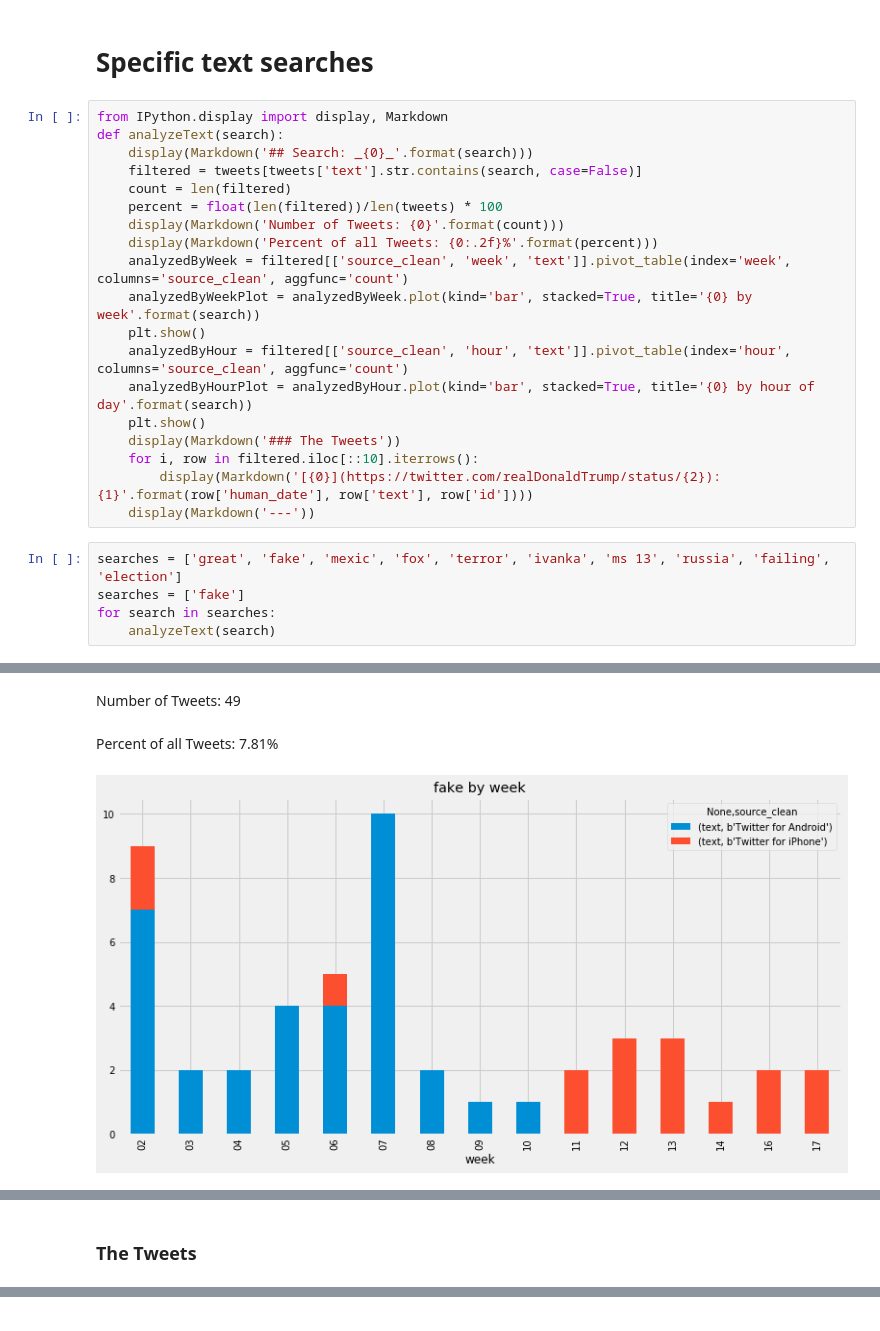
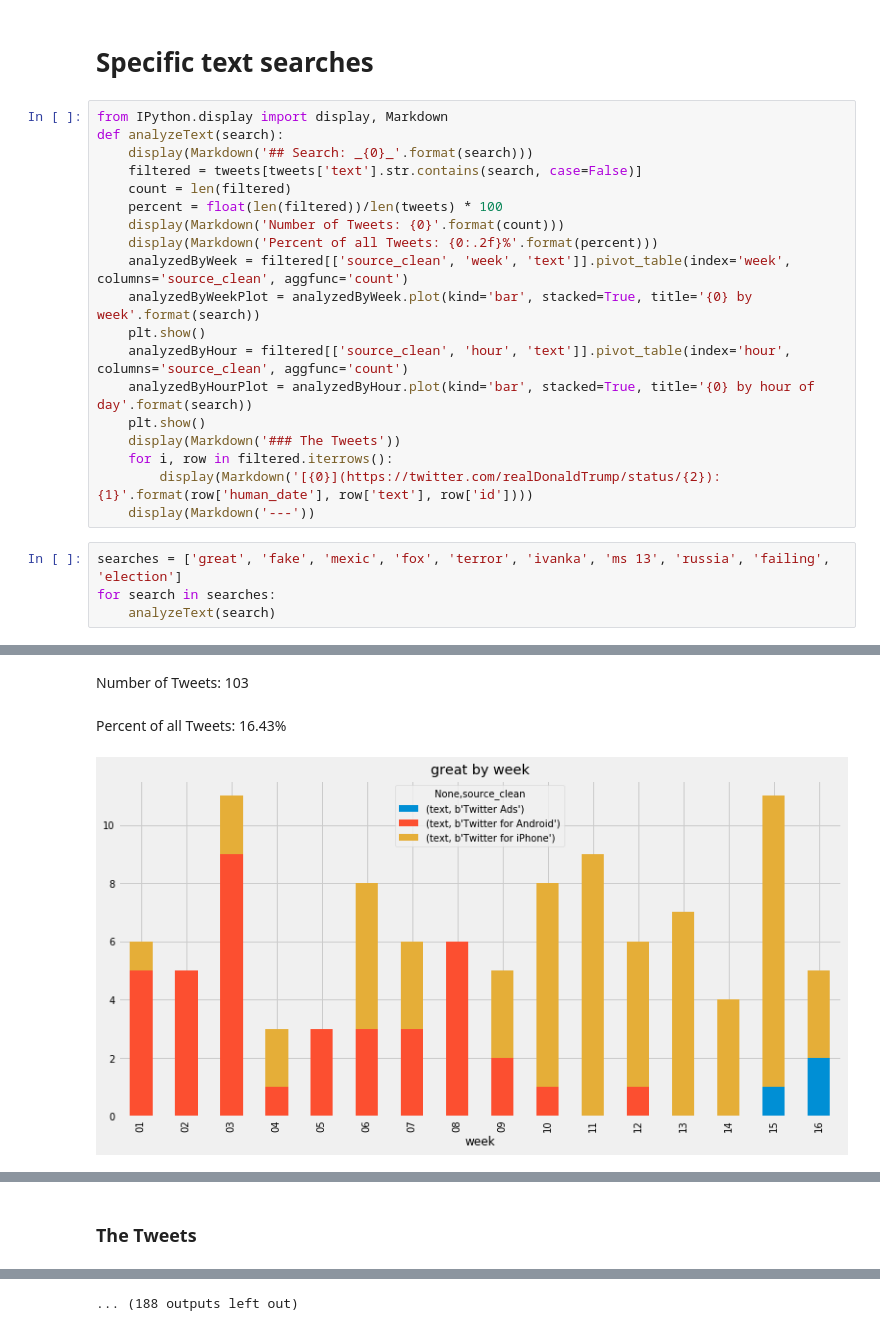
Before and after one commit to nprapps/trump-tweet-analysis, a Jupyter notebook: trump-tweets.ipynb, the cells around one changed output, grey strips where cells are left out. Drawn from its saved outputs; the diff is of its cells as text.

```diff
--- a/trump-tweets.ipynb
+++ b/trump-tweets.ipynb
@@ -336,12 +336,11 @@ def analyzeText(search):
     analyzedByHourPlot = analyzedByHour.plot(kind='bar', stacked=True, title='{0} by hour of day'.format(search))
     plt.show()
     display(Markdown('### The Tweets'))
-    for i, row in filtered.iloc[::10].iterrows():
+    for i, row in filtered.iterrows():
         display(Markdown('[{0}](https://twitter.com/realDonaldTrump/status/{2}): {1}'.format(row['human_date'], row['text'], row['id'])))
     display(Markdown('---'))
 # %%
 searches = ['great', 'fake', 'mexic', 'fox', 'terror', 'ivanka', 'ms 13', 'russia', 'failing', 'election']
-searches = ['fake']
 for search in searches:
     analyzeText(search)
 # %% [output]
@@ -349,3 +348,3 @@ for search in searches:
-Number of Tweets: 49
+Number of Tweets: 103
-Percent of all Tweets: 7.81%
+Percent of all Tweets: 16.43%
-[figure, old version]
+[figure, new version]
@@ -359,0 +359 @@ Percent of all Tweets: 7.81%
+... (188 outputs left out)
```
Also changed, not shown: parts of 1 cell of this notebook.
